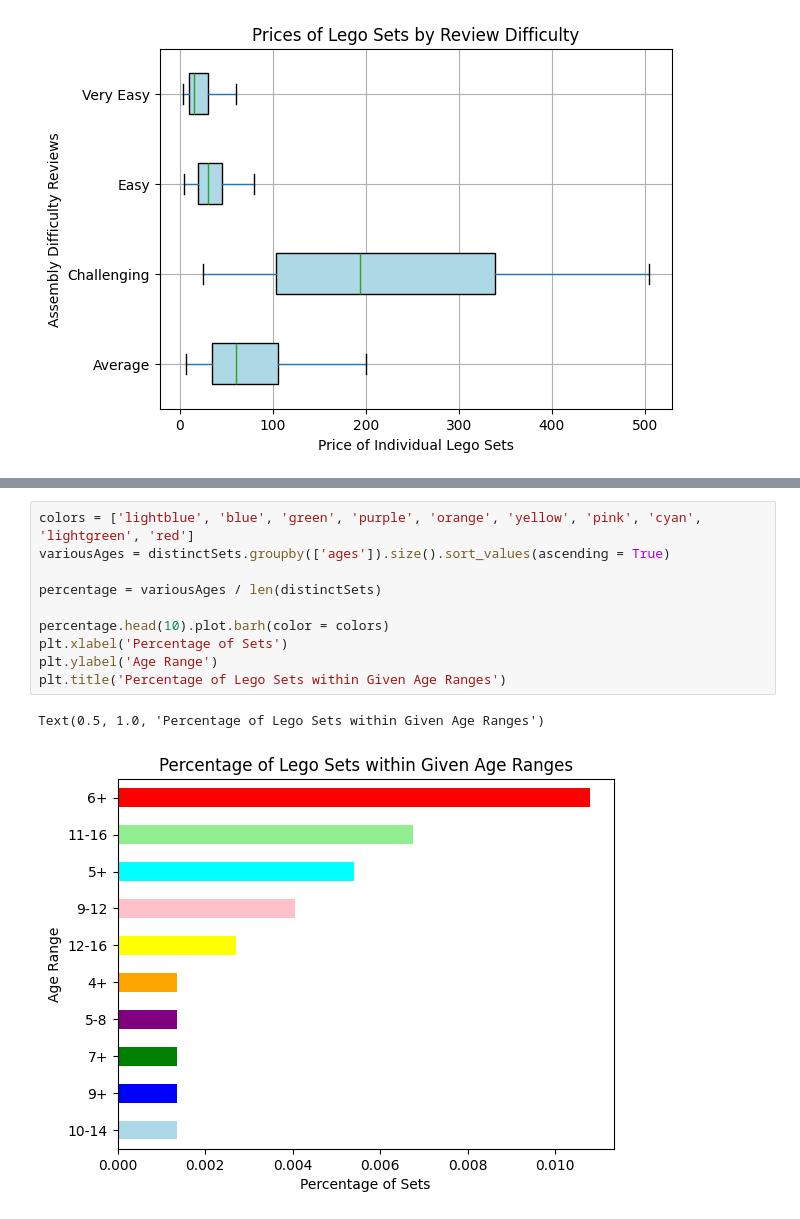
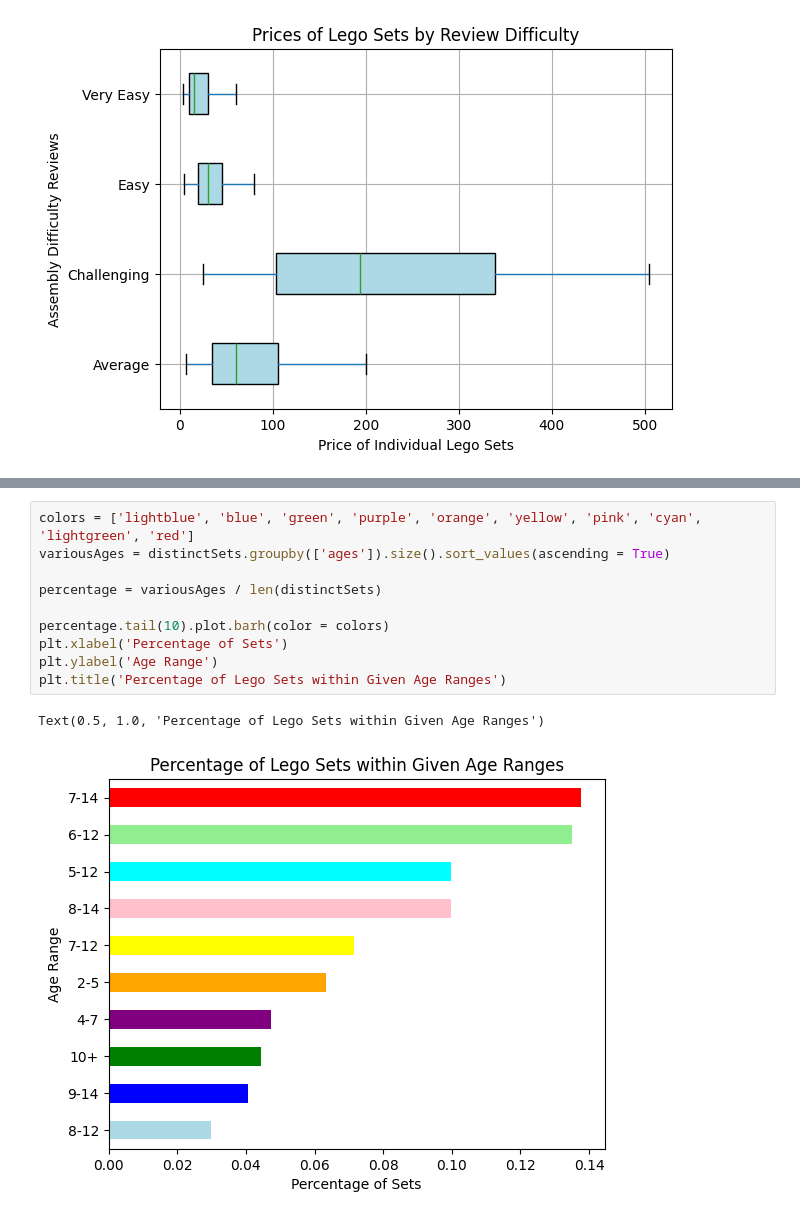
Before and after one commit to dfr5407/DS220, a Jupyter notebook: Project2/pyLegoSetDataset.ipynb, the cells around one changed output, grey strips where cells are left out. Drawn from its saved outputs; the diff is of its cells as text.

```diff
--- a/Project2/pyLegoSetDataset.ipynb
+++ b/Project2/pyLegoSetDataset.ipynb
@@ -215,13 +215,13 @@ leastExpensiveSet
 # %%
 colors = ['lightblue', 'blue', 'green', 'purple', 'orange', 'yellow', 'pink', 'cyan', 'lightgreen', 'red']
 variousAges = distinctSets.groupby(['ages']).size().sort_values(ascending = True)
 
 percentage = variousAges / len(distinctSets)
 
-percentage.head(10).plot.barh(color = colors)
+percentage.tail(10).plot.barh(color = colors)
 plt.xlabel('Percentage of Sets')
 plt.ylabel('Age Range')
 plt.title('Percentage of Lego Sets within Given Age Ranges')
 # %% [output]
 Text(0.5, 1.0, 'Percentage of Lego Sets within Given Age Ranges')
-[figure, old version]
+[figure, new version]
```
Also changed, not shown: parts of 1 cell of this notebook.
